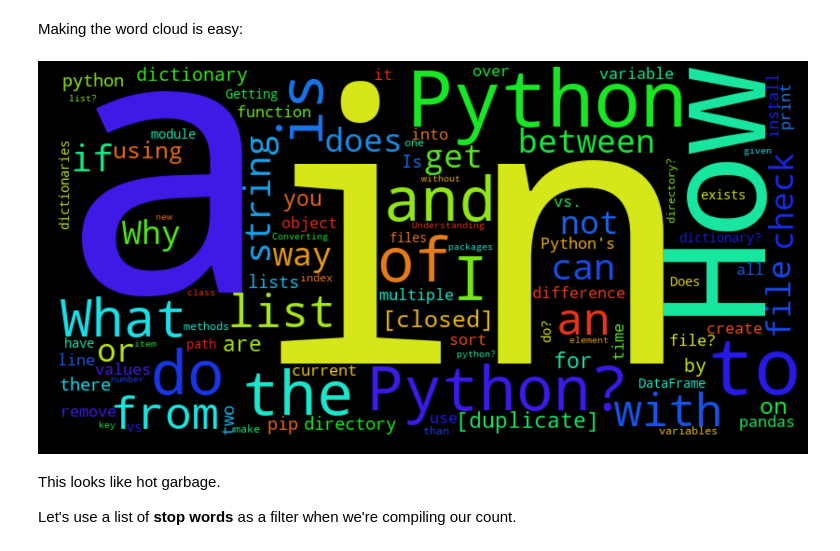
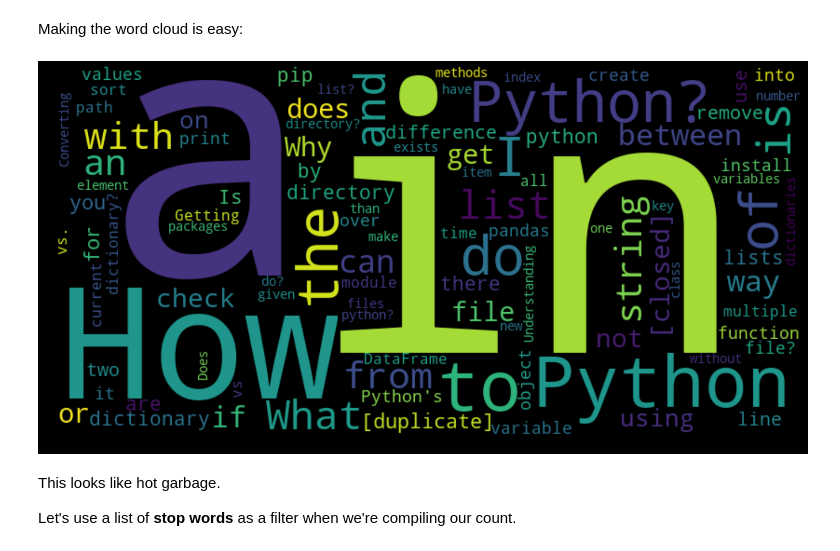
Before and after one commit to kevmo/PYTN, a Jupyter notebook: nbs/PYTN.ipynb, the cells around one changed output. Saved outputs shown, nothing was run; the diff lists cells and outputs as text; code cells hidden in the pictures.

```diff
--- a/nbs/PYTN.ipynb
+++ b/nbs/PYTN.ipynb
@@ -53,13 +53,13 @@ import requests
 
 page_range = range(1, 6)
 so_url = "https://stackoverflow.com/questions/tagged/python?page={0}&sort=votes&pagesize=15"
-raw_file = 'data/raw/PAGE_{0}.html'
+raw_file = r'data/raw/PAGE_{0}.html'
 
 for page_number in page_range:
         response = requests.get(so_url.format(page_number))
 
         if response.status_code == 200:
-            with open(raw_file.format(page_number), 'w') as f:
+            with open(raw_file.format(page_number), 'w+') as f:
                 f.write(response.text)
         else:
             print("FAILED at {0} with status code {1}".format(page_number, response.status_code))
@@ -261,14 +261,16 @@ python_word_frequencies = {word: frequency for word, frequency in most_common}
 Making the word cloud is easy:
 # %%
 wordcloud = WordCloud(width=800, height=400)
-wordcloud.generate_from_frequencies(frequencies=most_common)
+wordcloud.generate_from_frequencies(frequencies=python_word_frequencies)##error here.
 plt.figure(figsize=(20,10), facecolor='k')
 plt.imshow(wordcloud, interpolation="bilinear")
 plt.axis("off")
 plt.tight_layout()
+plt.savefig('wordcloud.png')
 plt.show()
+#after show is called a new figure is created. You need to call plt.savefig before plt.show().
 # %% [output]
-[figure, old version]
+[figure, new version]
 # %%
 # plt.savefig('wordcloud.png') # Does this work??? Just saves black image.
 # %% [markdown]
```
Also changed, not shown: parts of 3 cells of this notebook, 1 other file.
